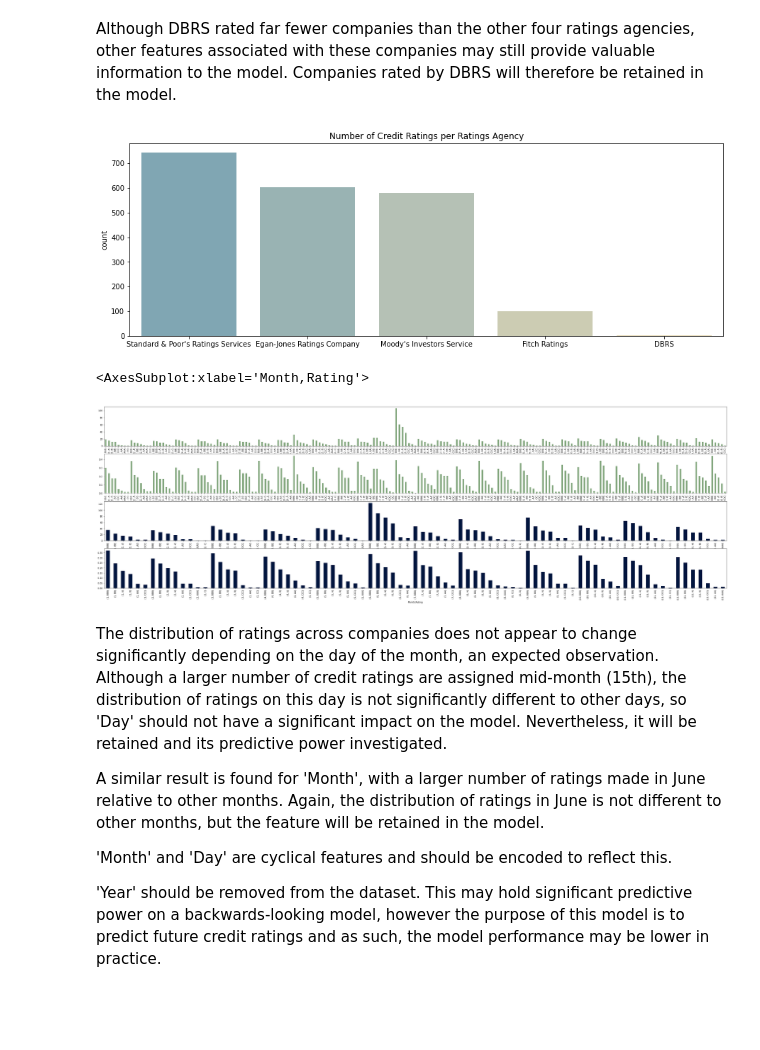
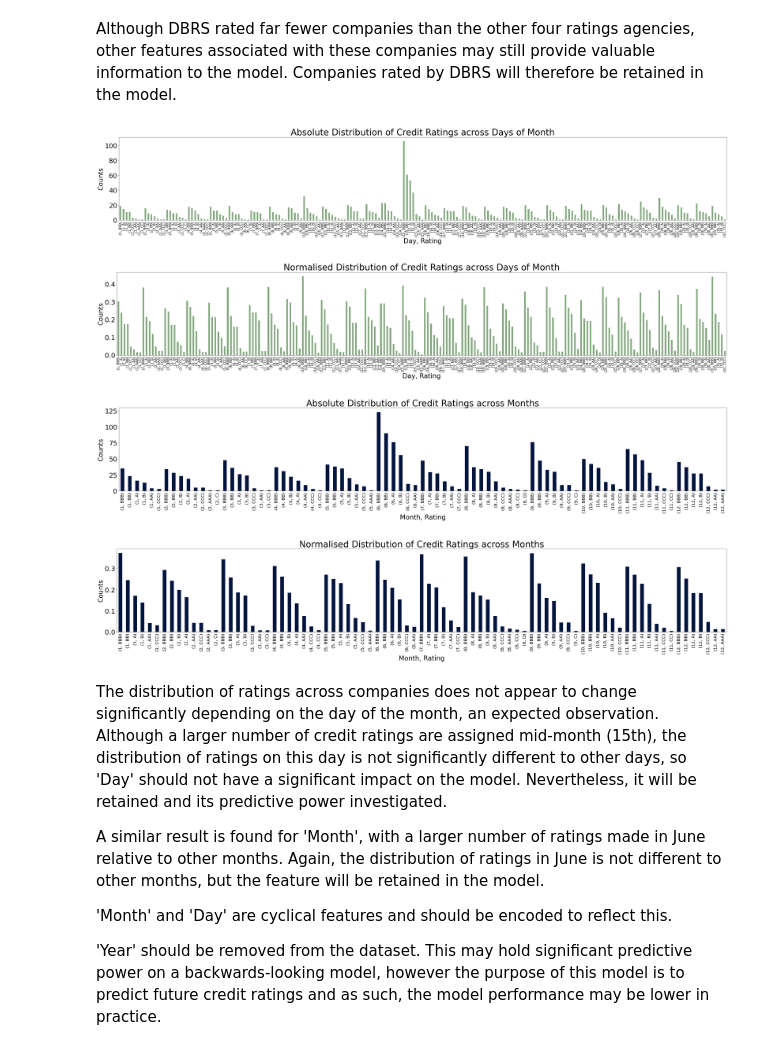
Before and after one commit to bethbarlow7/udacity_ds_nanodegree_capstone, a Jupyter notebook: data/EDA.ipynb, the cells around one changed output. Saved outputs shown, nothing was run; the diff lists cells and outputs as text; code cells hidden in the pictures; blank space fills up the shorter version.

```diff
--- a/data/EDA.ipynb
+++ b/data/EDA.ipynb
@@ -140,14 +140,6 @@ plt.show()
 [figure]
 # %% [markdown]
 Although DBRS rated far fewer companies than the other four ratings agencies, other features associated with these companies may still provide valuable information to the model. Companies rated by DBRS will therefore be retained in the model.
-# %%
-# Check distribution of Rating Agency Name
-fig, ax = plt.subplots(figsize = (15, 5))
-sns.countplot(x = data['Rating Agency Name'].values, data=data, order = data['Rating Agency Name'].value_counts().index, palette = "blend:#7AB,#EDA" )
-ax.set_title("Number of Credit Ratings per Ratings Agency")
-plt.show()
-# %% [output]
-[figure, removed]
 # %%
 # Check whether Month may influence credit rating
 data['Date'] = pd.to_datetime(data['Date'])
@@ -156,25 +148,48 @@ data['Date'] = pd.to_datetime(data['Date'])
 data['Year'] = data['Date'].dt.year
 data['Month'] = data['Date'].dt.month
 data['Day'] = data['Date'].dt.day
-# %%
-# Check distribution of ratings across Day and Month
-
-figure, axes = plt.subplots(nrows=4, ncols=1, figsize=(50, 15))
-
-day_rating_dist = data.groupby(["Day"])["Rating"].value_counts(normalize = False)
-day_rating_dist.plot(kind = 'bar', color = "xkcd:greyish green", ax=axes[0])
-
-day_rating_dist_norm = data.groupby(["Day"])["Rating"].value_counts(normalize = True)
-day_rating_dist_norm.plot(kind = 'bar', color = "xkcd:greyish green", ax=axes[1])
-
-day_rating_dist = data.groupby(["Month"])["Rating"].value_counts(normalize = False)
-day_rating_dist.plot(kind = 'bar', color = "xkcd:navy", ax=axes[2])
-
-day_rating_dist_norm = data.groupby(["Month"])["Rating"].value_counts(normalize = True)
-day_rating_dist_norm.plot(kind = 'bar', color = "xkcd:navy", ax=axes[3])
-# %% [output]
-<AxesSubplot:xlabel='Month,Rating'>
-[figure, removed]
+# %%
+# Check distribution of ratings across Day and Month
+fig, ax = plt.subplots(figsize = (50, 7))
+day_rating_dist = data.groupby(["Day"])["Rating"].value_counts(normalize = False)
+day_rating_dist.plot(kind = 'bar', color = "xkcd:greyish green")
+ax.set_title('Absolute Distribution of Credit Ratings across Days of Month', size = 40)
+ax.set_ylabel('Counts', size = 30)
+ax.set_xlabel('Day, Rating', size = 30)
+ax.tick_params(axis='y', labelsize=30)
+ax.tick_params(axis = 'x', labelsize = 15)
+
+fig, ax = plt.subplots(figsize = (50, 7))
+day_rating_dist_norm = data.groupby(["Day"])["Rating"].value_counts(normalize = True)
+day_rating_dist_norm.plot(kind = 'bar', color = "xkcd:greyish green")
+ax.set_title('Normalised Distribution of Credit Ratings across Days of Month', size = 40)
+ax.set_ylabel('Counts', size = 30)
+ax.set_xlabel('Day, Rating', size = 30)
+ax.tick_params(axis='y', labelsize=30)
+ax.tick_params(axis = 'x', labelsize = 15)
+
+fig, ax = plt.subplots(figsize = (50, 7))
+day_rating_dist = data.groupby(["Month"])["Rating"].value_counts(normalize = False)
+day_rating_dist.plot(kind = 'bar', color = "xkcd:navy")
+ax.set_title('Absolute Distribution of Credit Ratings across Months', size = 40)
+ax.set_ylabel('Counts', size = 30)
+ax.set_xlabel('Month, Rating', size = 30)
+ax.tick_params(axis='y', labelsize=30)
+ax.tick_params(axis = 'x', labelsize = 20)
+
+fig, ax = plt.subplots(figsize = (50, 7))
+day_rating_dist_norm = data.groupby(["Month"])["Rating"].value_counts(normalize = True)
+day_rating_dist_norm.plot(kind = 'bar', color = "xkcd:navy")
+ax.set_title('Normalised Distribution of Credit Ratings across Months', size = 40)
+ax.set_ylabel('Counts', size = 30)
+ax.set_xlabel('Month, Rating', size = 30)
+ax.tick_params(axis='y', labelsize=30)
+ax.tick_params(axis = 'x', labelsize = 20)
+# %% [output]
+[figure, added]
+[figure, added]
+[figure, added]
+[figure, added]
 # %% [markdown]
 The distribution of ratings across companies does not appear to change significantly depending on the day of the month, an expected observation. Although a larger number of credit ratings are assigned mid-month (15th), the distribution of ratings on this day is not significantly different to other days, so 'Day' should not have a significant impact on the model. Nevertheless, it will be retained and its predictive power investigated.
 
```
Also changed, not shown: parts of 5 cells of this notebook.
